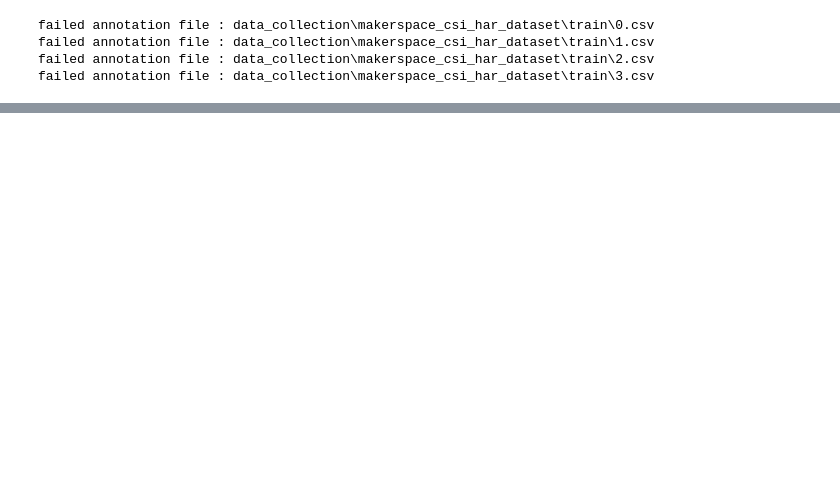
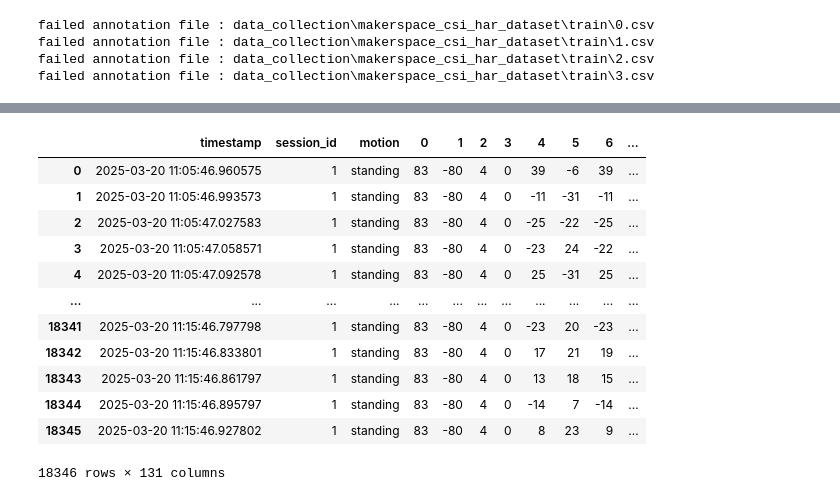
Before and after one commit to ProProcer/csi-project, a Jupyter notebook: parsing_data.ipynb, the cells around one changed output, grey strips where cells are left out. Drawn from its saved outputs; the diff is of its cells as text; code cells hidden in the pictures; blank space fills up the shorter version.

```diff
--- a/parsing_data.ipynb
+++ b/parsing_data.ipynb
@@ -207,0 +209,16 @@ Timedelta('0 days 00:09:57.838727')
+# %%
+df.loc[df.session_id == 1].loc[(df.loc[df.session_id == 1].timestamp - df.loc[df.session_id == 1].timestamp[0]) < pd.Timedelta(minutes = 10)]
+# %% [output]
+|  | timestamp | session_id | motion | 0 | 1 | 2 | 3 | 4 | 5 | 6 | ... |
+| 0 | 2025-03-20 11:05:46.960575 | 1 | standing | 83 | -80 | 4 | 0 | 39 | -6 | 39 | ... |
+| 1 | 2025-03-20 11:05:46.993573 | 1 | standing | 83 | -80 | 4 | 0 | -11 | -31 | -11 | ... |
+| 2 | 2025-03-20 11:05:47.027583 | 1 | standing | 83 | -80 | 4 | 0 | -25 | -22 | -25 | ... |
+| 3 | 2025-03-20 11:05:47.058571 | 1 | standing | 83 | -80 | 4 | 0 | -23 | 24 | -22 | ... |
+| 4 | 2025-03-20 11:05:47.092578 | 1 | standing | 83 | -80 | 4 | 0 | 25 | -31 | 25 | ... |
+| ... | ... | ... | ... | ... | ... | ... | ... | ... | ... | ... | ... |
+| 18341 | 2025-03-20 11:15:46.797798 | 1 | standing | 83 | -80 | 4 | 0 | -23 | 20 | -23 | ... |
+| 18342 | 2025-03-20 11:15:46.833801 | 1 | standing | 83 | -80 | 4 | 0 | 17 | 21 | 19 | ... |
+| 18343 | 2025-03-20 11:15:46.861797 | 1 | standing | 83 | -80 | 4 | 0 | 13 | 18 | 15 | ... |
+| 18344 | 2025-03-20 11:15:46.895797 | 1 | standing | 83 | -80 | 4 | 0 | -14 | 7 | -14 | ... |
+| 18345 | 2025-03-20 11:15:46.927802 | 1 | standing | 83 | -80 | 4 | 0 | 8 | 23 | 9 | ... |
+18346 rows × 131 columns
```
Also changed, not shown: parts of 6 cells of this notebook, 1 other file.
